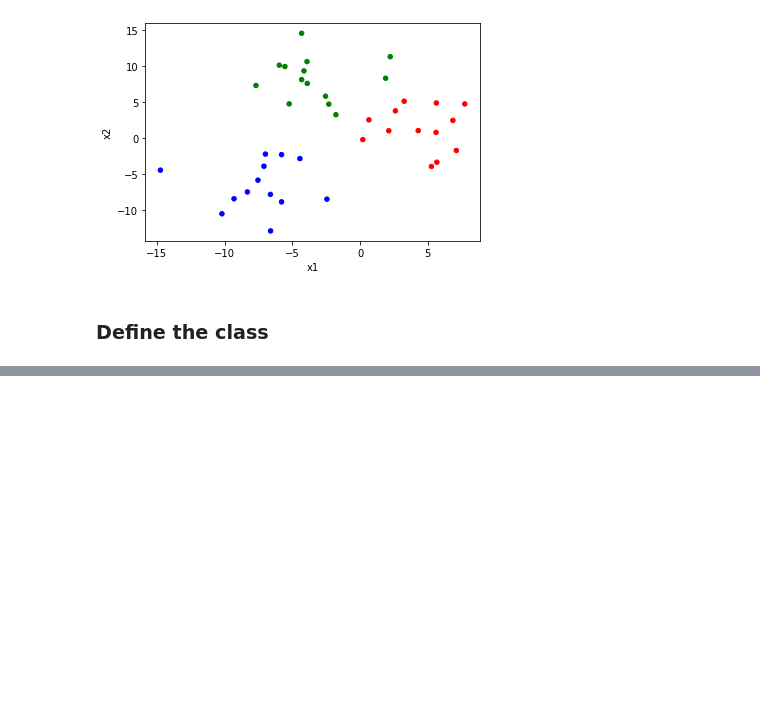
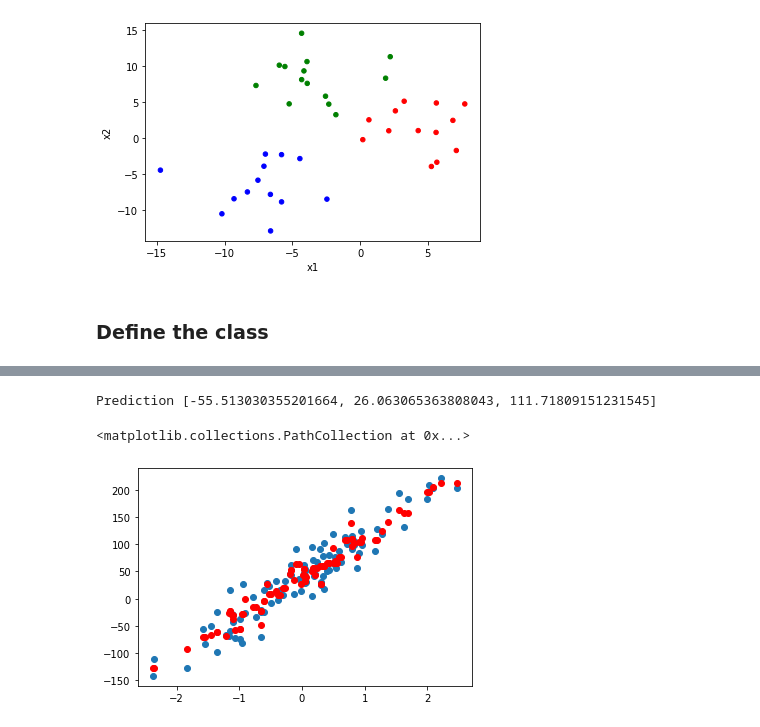
Before and after one commit to Hekkta/MLalgorithms, a Jupyter notebook: K Nearest Neighbour.ipynb, the cells around one changed output, grey strips where cells are left out. Saved outputs shown, nothing was run; the diff lists cells and outputs as text; code cells hidden in the pictures; blank space fills up the shorter version.

```diff
--- a/K Nearest Neighbour.ipynb
+++ b/K Nearest Neighbour.ipynb
@@ -59,0 +80,43 @@ model.predict([[-10, -10], [5, 0], [-4, 10]])
+# %%
+class knn_r():
+    def __init__(self, k):
+        self.k = k
+        self.X = []
+        self.y = []
+
+    # distance function is just euclidean distance without the square root since it doesn't change the order of the closest points.
+    def dist(self, x1, x2):
+        total = 0
+        for i, j in zip(x1, x2):
+            total += pow(i-j, 2)
+        return total
+
+    def fit(self, X, y):
+        self.X = X
+        self.y = y
+
+    def predict(self, array):
+        result_array = []
+
+        for x in array:
+            distance_array = []
+            for point, result in zip(self.X, self.y):
+                distance_array.append((self.dist(x, point), result))
+            result_array.append(np.array([i[1] for i in sorted(distance_array)[:self.k]]).mean())
+
+        return result_array
+# %%
+model = knn_r(2)
+
+model.fit(X, y)
+
+array = [[-1], [0], [1]]
+
+print('Prediction', model.predict(array))
+
+plt.scatter(X, y)
+plt.scatter(X, model.predict(X), color='r')
+# %% [output]
+Prediction [-55.513030355201664, 26.063065363808043, 111.71809151231545]
+<matplotlib.collections.PathCollection at 0x...>
+[figure, added]
```
Also changed, not shown: parts of 9 cells of this notebook.
